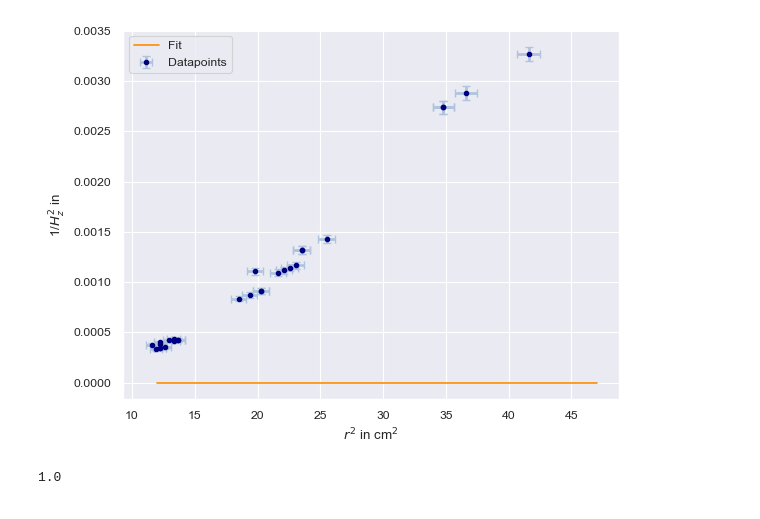
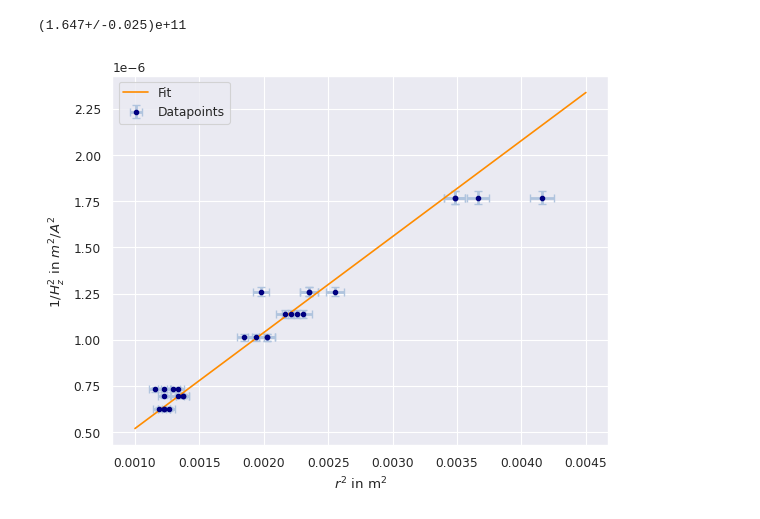
Before and after one commit to KemalOenen/Grundpraktikum2_Gruppe1_SS23, a Jupyter notebook: Versuch4/SpezifischeLadung.ipynb, the cells around one changed output. Saved outputs shown, nothing was run; the diff lists cells and outputs as text; code cells hidden in the pictures.

Commit message:
solved fit and added 2nd plot plus 2ns axs option

```diff
--- a/Versuch4/SpezifischeLadung.ipynb
+++ b/Versuch4/SpezifischeLadung.ipynb
@@ -16,36 +16,37 @@ sns.set_context("paper")
 # %%
 df=pd.read_csv("eRadius_U2494.csv")
 d=np.ones(len(df["Durchmesser in  cm"])) * ufloat(1, 1)
 I=np.ones(len(df["Stromstaerke in A"])) * ufloat(1, 1)
 for i in range(len(d)):
     d[i] = ufloat(df["Durchmesser in  cm"][i], 0.14)
     I[i] = ufloat(df["Stromstaerke in A"][i], 0.001)
-r=d/2
+r=d/2 * 10**(-2)# in m
 r2=r**2
 U=ufloat(249.9, 0.1)
-r_spule=ufloat(15, 0.14)
+r_spule=ufloat(15, 0.14) * 10**(-2) #in m
 N=130
-H=8*N*I/(np.sqrt(125)*r)
+H=8*N*I/(np.sqrt(125)*r_spule)
 H2=1/(H**2)
 mu0=1.256e-6
+
+def Function1(r2, em):
+    return em*mu0**2*r2/(2*U.n)
+
+popt, pcov = curve_fit(Function1, [r2[i].n for i in range(len(r2))], [H2[i].n for i in range(len(r2))],
+                       sigma=[H2[i].s for i in range(len(r2))], p0 = 10**10)
+em1=ufloat(popt[0], np.sqrt(pcov))
+print(em1)
+
 plt.errorbar([r2[i].n for i in range(len(r))], [H2[i].n for i in range(len(H))],
              xerr=[r2[i].s for i in range(len(r))], yerr=[H2[i].s for i in range(len(H))],
              markersize=6, fmt=".",color="navy", ecolor="lightsteelblue", elinewidth=2, capsize=3, label="Datapoints")
-
-def Function1(r, em):
-    return em*mu0**2*r**2/(2*U.n)
-
-popt, pcov = curve_fit(Function1, [r[i].n for i in range(len(r))], [H2[i].n for i in range(len(r2))],
-                       sigma=[H2[i].s for i in range(len(r2))])
-em1=ufloat(popt[0], np.sqrt(pcov))
-x_values=np.linspace(12, 47, 100)
+x_values=np.linspace(0.001, 0.0045, 100)
 plt.plot(x_values, Function1(x_values, popt[0]), color="darkorange", label="Fit")
 
-plt.xlabel(r"$r^2$ in cm$^2$")
-plt.ylabel(r"1/$H_z^2$ in ")
+plt.xlabel(r"$r^2$ in m$^2$")
+plt.ylabel(r"1/$H_z^2$ in $m^2 / A^2$ ")
 plt.legend()
 plt.show()
-print(popt[0])
 # %% [output]
+(1.647+/-0.025)e+11
-[figure, old version]
+[figure, new version]
-1.0
```
Also changed, not shown: parts of 3 cells of this notebook.
